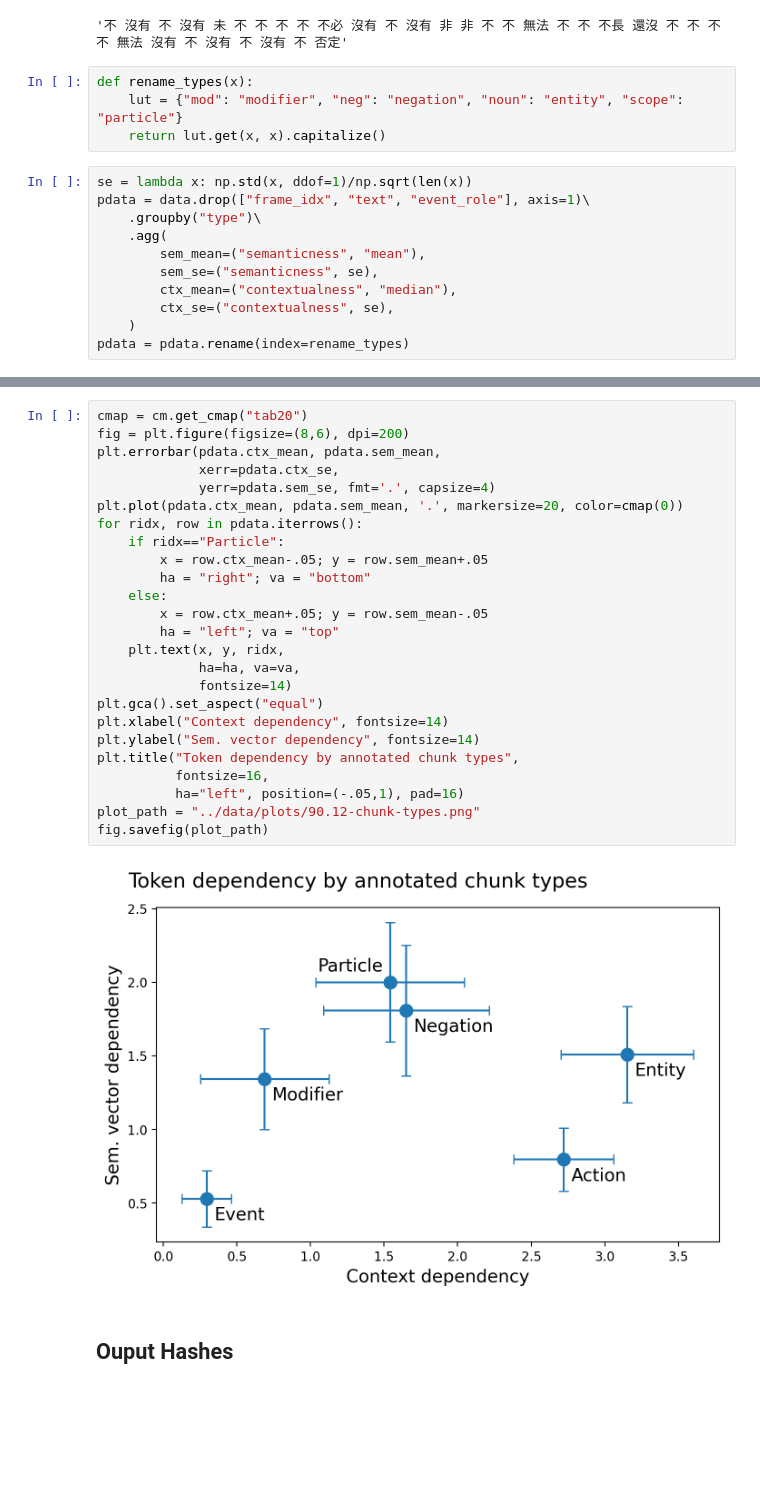
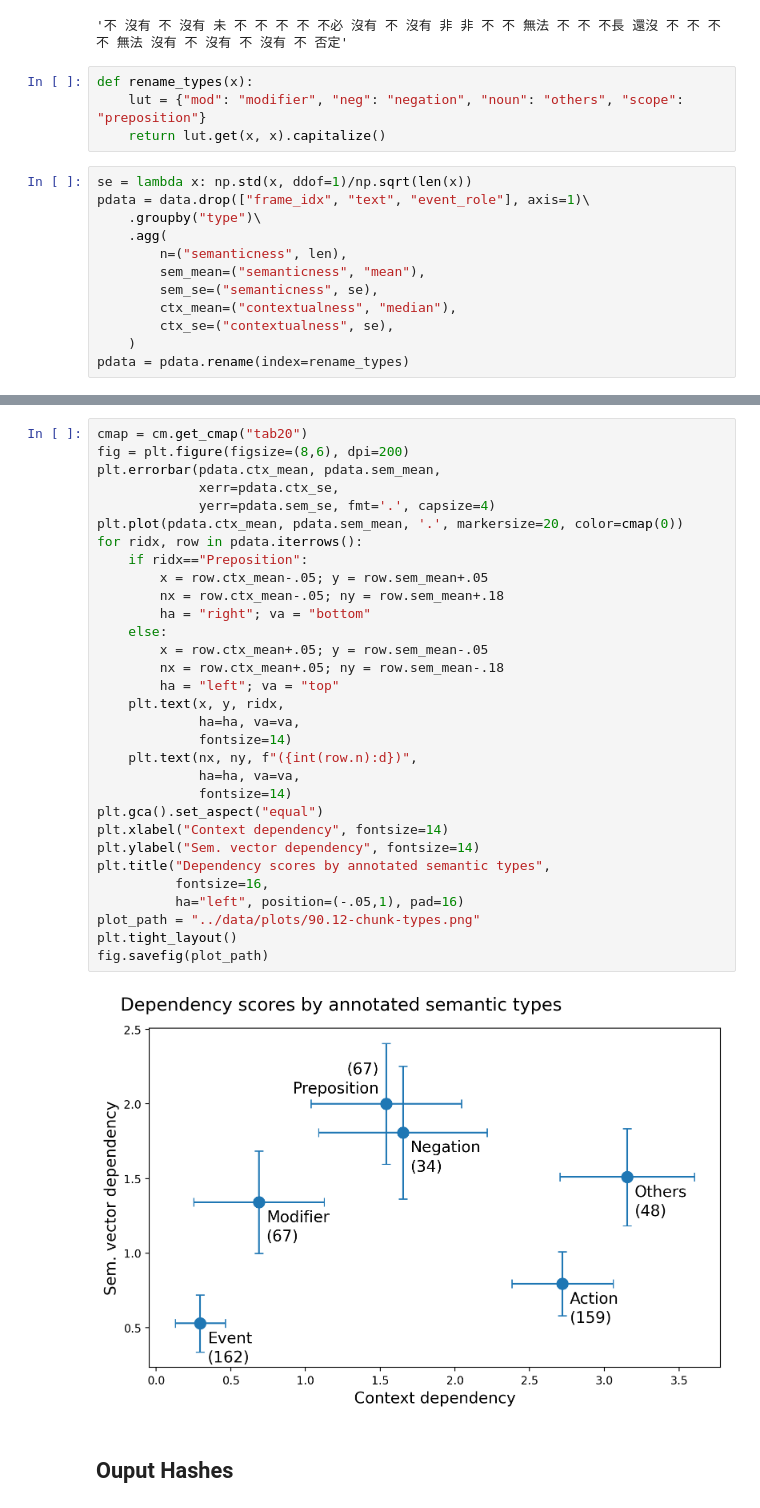
Before and after one commit to seantyh/vec4gloss, a Jupyter notebook: etc/90.12-paper-figure-annot.ipynb, the cells around one changed output, grey strips where cells are left out. Saved outputs shown, nothing was run; the diff lists cells and outputs as text; blank space fills up the shorter version.

```diff
--- a/etc/90.12-paper-figure-annot.ipynb
+++ b/etc/90.12-paper-figure-annot.ipynb
@@ -58,13 +69,14 @@ list_type_text("neg")
 '不 沒有 不 沒有 未 不 不 不 不 不必 沒有 不 沒有 非 非 不 不 無法 不 不 不長 還沒 不 不 不 不 無法 沒有 不 沒有 不 沒有 不 否定'
 # %%
 def rename_types(x):
-    lut = {"mod": "modifier", "neg": "negation", "noun": "entity", "scope": "particle"}
+    lut = {"mod": "modifier", "neg": "negation", "noun": "others", "scope": "preposition"}
     return lut.get(x, x).capitalize()
 # %%
 se = lambda x: np.std(x, ddof=1)/np.sqrt(len(x))
 pdata = data.drop(["frame_idx", "text", "event_role"], axis=1)\
     .groupby("type")\
     .agg(
+        n=("semanticness", len),
         sem_mean=("semanticness", "mean"),
         sem_se=("semanticness", se),
         ctx_mean=("contextualness", "median"),
@@ -74,30 +97,36 @@ pdata = pdata.rename(index=rename_types)
 # %%
 cmap = cm.get_cmap("tab20")
 fig = plt.figure(figsize=(8,6), dpi=200)
 plt.errorbar(pdata.ctx_mean, pdata.sem_mean,
              xerr=pdata.ctx_se,
              yerr=pdata.sem_se, fmt='.', capsize=4)
 plt.plot(pdata.ctx_mean, pdata.sem_mean, '.', markersize=20, color=cmap(0))
 for ridx, row in pdata.iterrows():
-    if ridx=="Particle":
+    if ridx=="Preposition":
         x = row.ctx_mean-.05; y = row.sem_mean+.05
+        nx = row.ctx_mean-.05; ny = row.sem_mean+.18
         ha = "right"; va = "bottom"
     else:
         x = row.ctx_mean+.05; y = row.sem_mean-.05
+        nx = row.ctx_mean+.05; ny = row.sem_mean-.18
         ha = "left"; va = "top"
     plt.text(x, y, ridx,
+             ha=ha, va=va,
+             fontsize=14)
+    plt.text(nx, ny, f"({int(row.n):d})",
              ha=ha, va=va,
              fontsize=14)
 plt.gca().set_aspect("equal")
 plt.xlabel("Context dependency", fontsize=14)
 plt.ylabel("Sem. vector dependency", fontsize=14)
-plt.title("Token dependency by annotated chunk types",
+plt.title("Dependency scores by annotated semantic types",
           fontsize=16,
           ha="left", position=(-.05,1), pad=16)
 plot_path = "../data/plots/90.12-chunk-types.png"
+plt.tight_layout()
 fig.savefig(plot_path)
 # %% [output]
-[figure, old version]
+[figure, new version]
 # %% [markdown]
 ## Ouput Hashes
 # %% [markdown]
```
Also changed, not shown: parts of 6 cells of this notebook, 5 other files.
